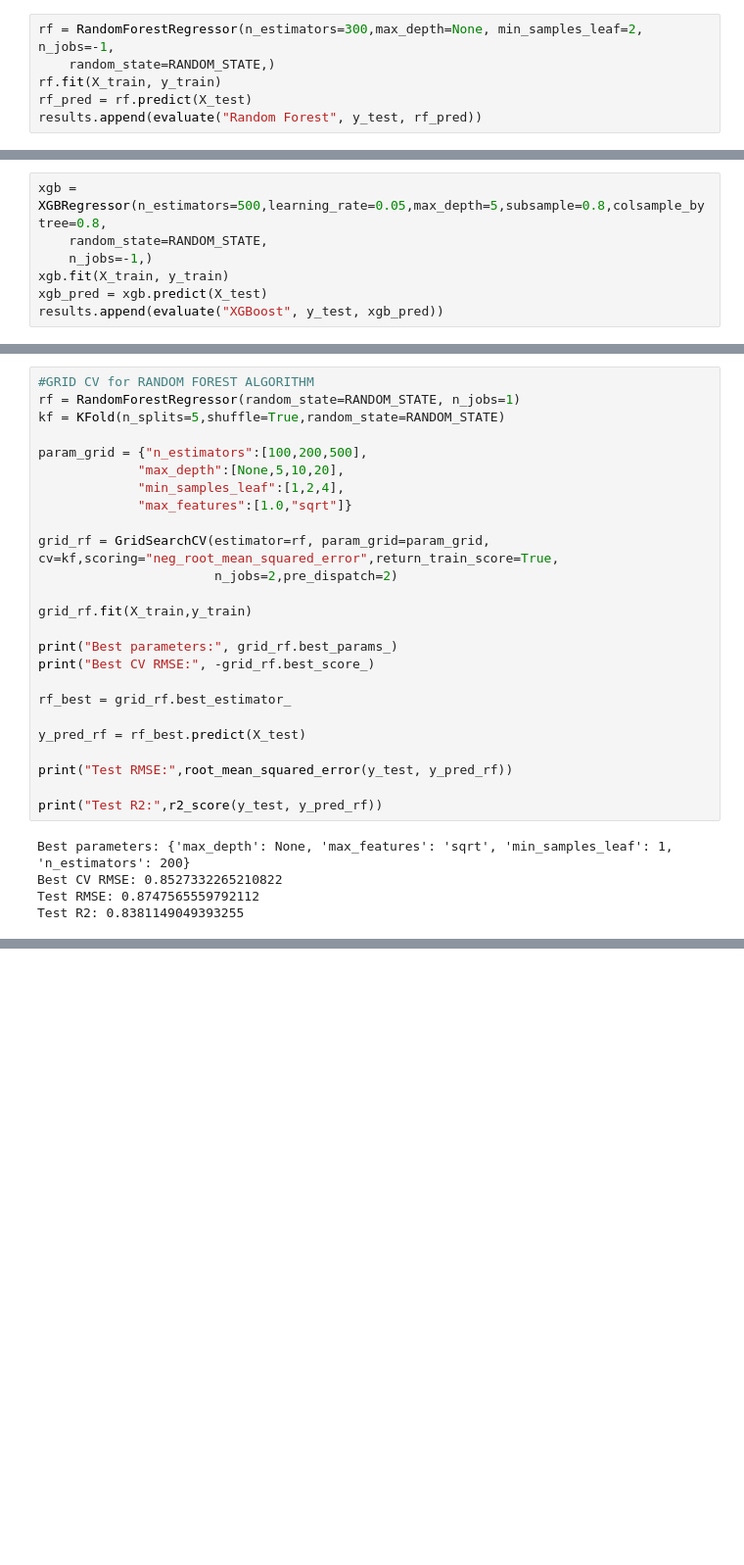
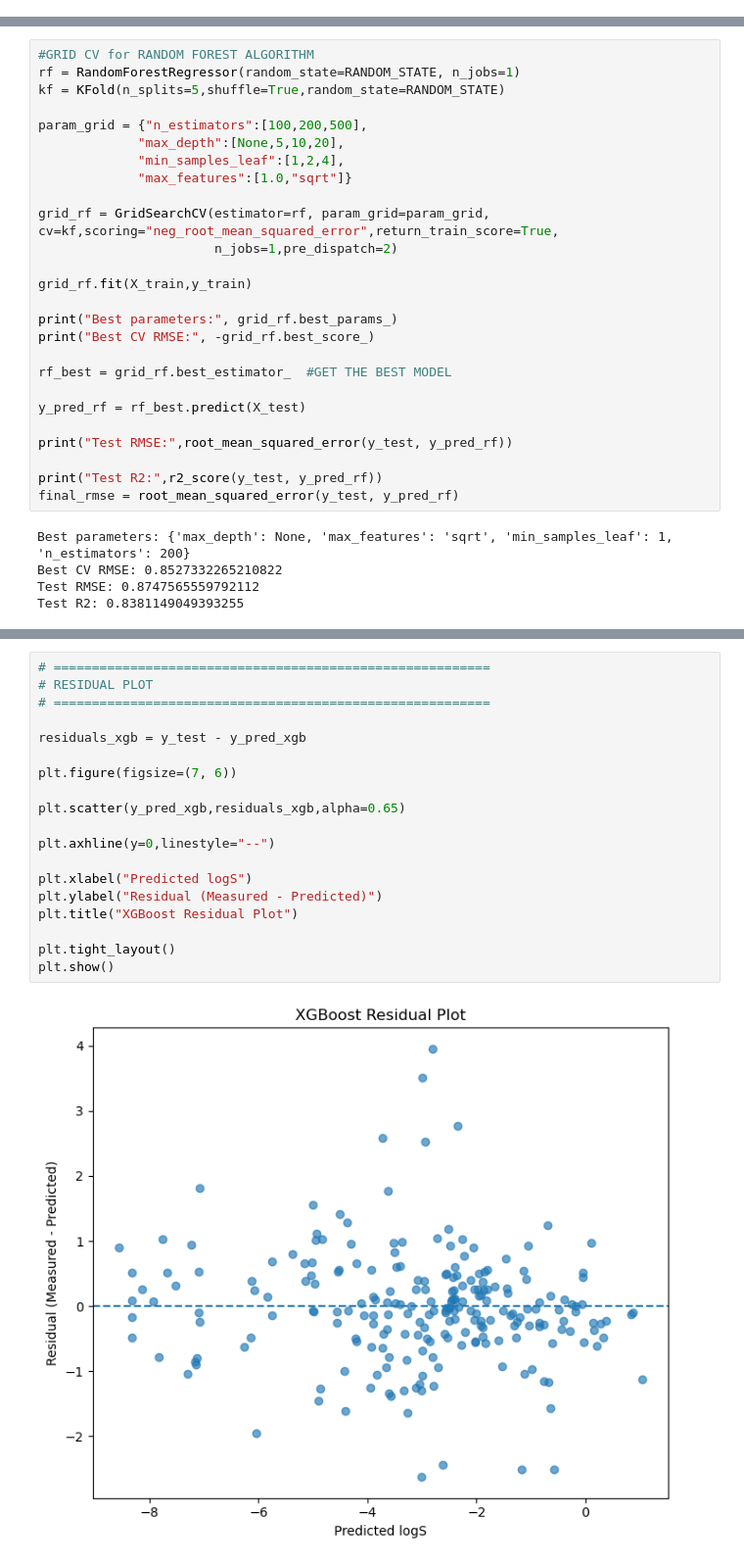
Before and after one commit to Sg182/ML_Projects, a Jupyter notebook: ESOL/Model_testing.ipynb, the cells around one changed output, grey strips where cells are left out. Shown at 98% size. Cells and saved outputs as stored; diff of their text form; blank space fills up the shorter version.

```diff
--- a/ESOL/Model_testing.ipynb
+++ b/ESOL/Model_testing.ipynb
@@ -112,6 +108,0 @@ Nonlinear model that captures feature interactions. Trees don't need scaling.
-# %%
-rf = RandomForestRegressor(n_estimators=300,max_depth=None, min_samples_leaf=2, n_jobs=-1,
-    random_state=RANDOM_STATE,)
-rf.fit(X_train, y_train)
-rf_pred = rf.predict(X_test)
-results.append(evaluate("Random Forest", y_test, rf_pred))
@@ -124,7 +108,0 @@ Gradient-boosted trees. Usually the strongest tabular model on datasets this siz
-# %%
-xgb = XGBRegressor(n_estimators=500,learning_rate=0.05,max_depth=5,subsample=0.8,colsample_bytree=0.8,
-    random_state=RANDOM_STATE,
-    n_jobs=-1,)
-xgb.fit(X_train, y_train)
-xgb_pred = xgb.predict(X_test)
-results.append(evaluate("XGBoost", y_test, xgb_pred))
@@ -300,20 +181,21 @@ param_grid = {"n_estimators":[100,200,500],
              "max_features":[1.0,"sqrt"]}
 
 grid_rf = GridSearchCV(estimator=rf, param_grid=param_grid, cv=kf,scoring="neg_root_mean_squared_error",return_train_score=True,
-                       n_jobs=2,pre_dispatch=2)
+                       n_jobs=1,pre_dispatch=2)
 
 grid_rf.fit(X_train,y_train)
 
 print("Best parameters:", grid_rf.best_params_)
 print("Best CV RMSE:", -grid_rf.best_score_)
 
-rf_best = grid_rf.best_estimator_
+rf_best = grid_rf.best_estimator_  #GET THE BEST MODEL
 
 y_pred_rf = rf_best.predict(X_test)
 
 print("Test RMSE:",root_mean_squared_error(y_test, y_pred_rf))
 
 print("Test R2:",r2_score(y_test, y_pred_rf))
+final_rmse = root_mean_squared_error(y_test, y_pred_rf)
 # %% [output]
 Best parameters: {'max_depth': None, 'max_features': 'sqrt', 'min_samples_leaf': 1, 'n_estimators': 200}
 Best CV RMSE: 0.8527332265210822
@@ -321,0 +438,21 @@ Test R2: 0.8381149049393255
+# %%
+# =========================================================
+# RESIDUAL PLOT
+# =========================================================
+
+residuals_xgb = y_test - y_pred_xgb
+
+plt.figure(figsize=(7, 6))
+
+plt.scatter(y_pred_xgb,residuals_xgb,alpha=0.65)
+
+plt.axhline(y=0,linestyle="--")
+
+plt.xlabel("Predicted logS")
+plt.ylabel("Residual (Measured - Predicted)")
+plt.title("XGBoost Residual Plot")
+
+plt.tight_layout()
+plt.show()
+# %% [output]
+[figure, added]
```
Also changed, not shown: parts of 19 cells of this notebook.
